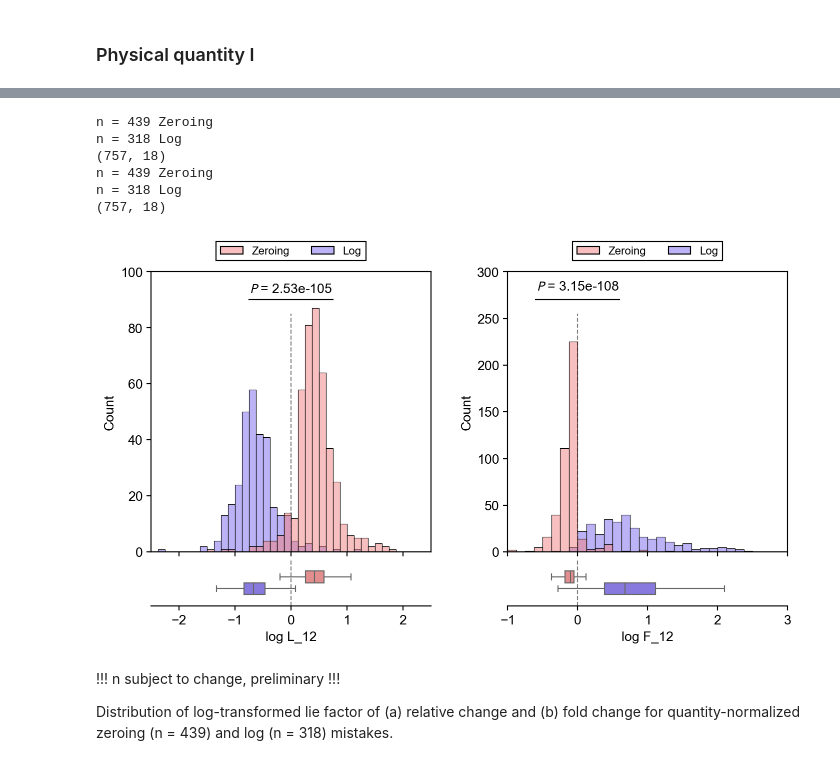
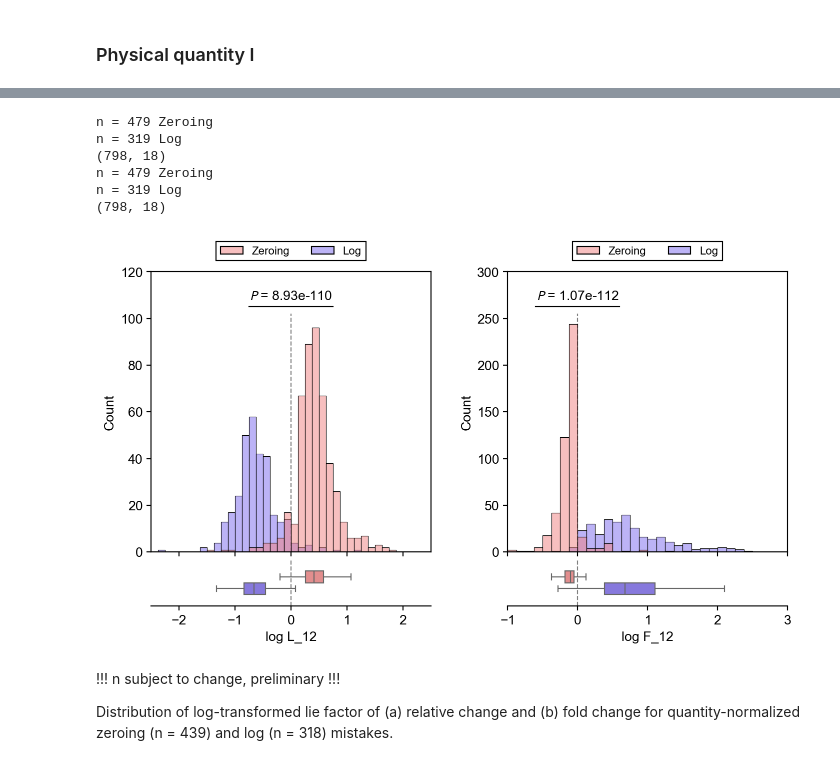
Before and after one commit to tengjuilin/misused-bar-graphs, a Jupyter notebook: lie-factor-quantification.ipynb, the cells around one changed output, grey strips where cells are left out. Saved outputs shown, nothing was run; the diff lists cells and outputs as text; code cells hidden in the pictures.

```diff
--- a/lie-factor-quantification.ipynb
+++ b/lie-factor-quantification.ipynb
@@ -1281,7 +1281,7 @@ hist = sns.histplot(
 )
 ax_box_rel.set_xlim(-2.5, 2.5)
 ax_hist_rel.set_xlim(-2.5, 2.5)
-ax_hist_rel.set_ylim(0, 100)
+ax_hist_rel.set_ylim(0, 120)
 
 # configure legend
 sns.move_legend(
@@ -1301,13 +1301,14 @@ stat, pvalue = scipy.stats.mannwhitneyu(
     plot_df.loc[plot_df['Mistake'] == 'log', 'log L_12'].dropna(),
 )
 ax_hist_rel.text(
-    0,
-    92.5,
+    0.5,
+    0.9,
     '$\it{P}$ = ' + f'{pvalue:.2e}',
     ha='center',
+    transform=ax_hist_rel.transAxes,
 )
 ax_hist_rel.axhline(
-    90,
+    0.875 * ax_hist_rel.get_ylim()[1],
     0.35,
     0.65,
     color='k',
@@ -1367,55 +1368,50 @@ sns.move_legend(
 stat, pvalue = scipy.stats.mannwhitneyu(
     plot_df.loc[plot_df['Mistake'] == 'zero', 'log F_12'].dropna(),
     plot_df.loc[plot_df['Mistake'] == 'log', 'log F_12'].dropna(),
 )
 ax_hist_abs.text(
-    0,
-    280,
+    0.25,
+    0.90,
     '$\it{P}$ = ' + f'{pvalue:.2e}',
     ha='center',
+    transform=ax_hist_abs.transAxes,
 )
 ax_hist_abs.axhline(
-    270,
+    0.875 * ax_hist_abs.get_ylim()[1],
     0.10,
     0.4,
     color='k',
     lw=1,
 )
-
+ax_hist_abs.get_ylim()
 # common labels by row and col
 for i in range(2):
-    pass
+    axs[0, i].set_box_aspect(1)
+    axs[0, i].set_xlabel('')
+    axs[0, i].set_xticklabels('')
+    axs[0, i].axvline(0, 0, 0.85, color='gray', lw=1, ls='--', zorder=0)
+
     axs[1, i].set_box_aspect(1/6)
     axs[1, i].axis()
-    # axs[1, i].axis('off')
     axs[1, i].spines['left'].set_linewidth(0)
     axs[1, i].spines['right'].set_linewidth(0)
     axs[1, i].spines['top'].set_linewidth(0)
     axs[1, i].tick_params(
         axis='y',
         which='both',
         left=False,
     )
     axs[1, i].axvline(0, 0, 1, color='gray', lw=1, ls='--', zorder=0)
-for i in range(2):
-    axs[0, i].set_box_aspect(1)
-    axs[0, i].set_xlabel('')
-    axs[0, i].set_xticklabels('')
-    # axs[0, i].axis('off')
-    # axs[0, i].spines['top'].set_linewidth(0)
-    # axs[0, i].spines['right'].set_linewidth(0)
-    # axs[0, i].spines['bottom'].set_linewidth(0)
-    axs[0, i].axvline(0, 0, 0.85, color='gray', lw=1, ls='--', zorder=0)
 
 plt.tight_layout(pad=0)
 # %% [output]
-n = 439 Zeroing
-n = 318 Log
-(757, 18)
-n = 439 Zeroing
-n = 318 Log
-(757, 18)
+n = 479 Zeroing
+n = 319 Log
+(798, 18)
+n = 479 Zeroing
+n = 319 Log
+(798, 18)
-[figure, old version]
+[figure, new version]
 # %% [markdown]
 !!! n subject to change, preliminary !!!
 
```
Also changed, not shown: parts of 29 cells of this notebook, 1 other file.
